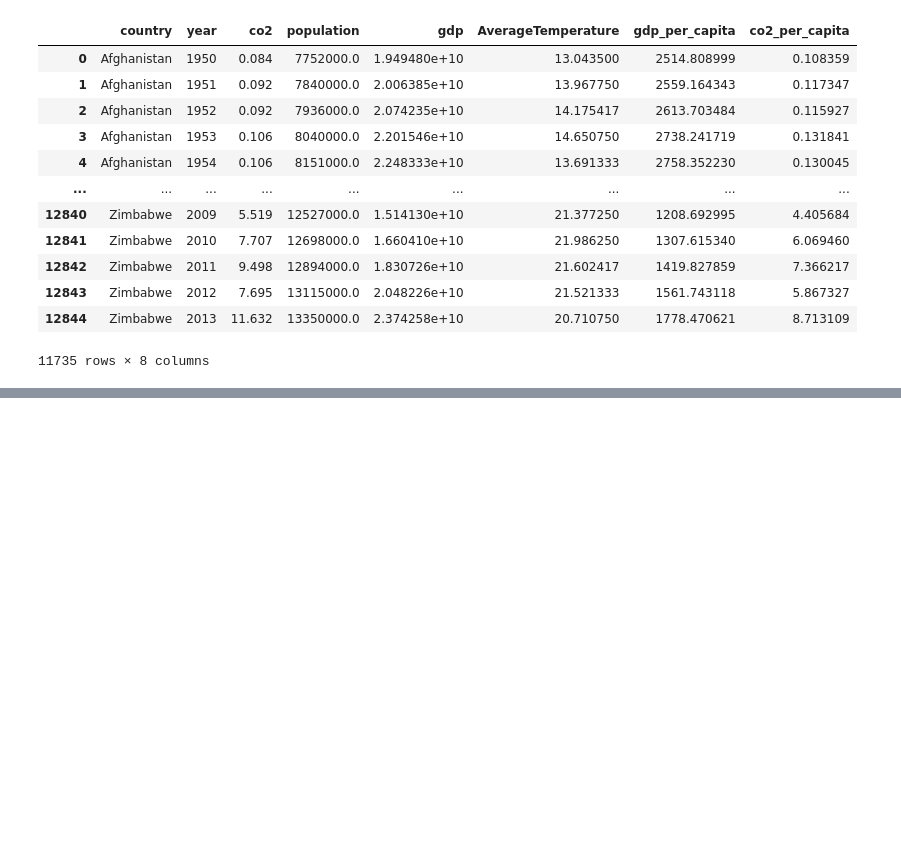
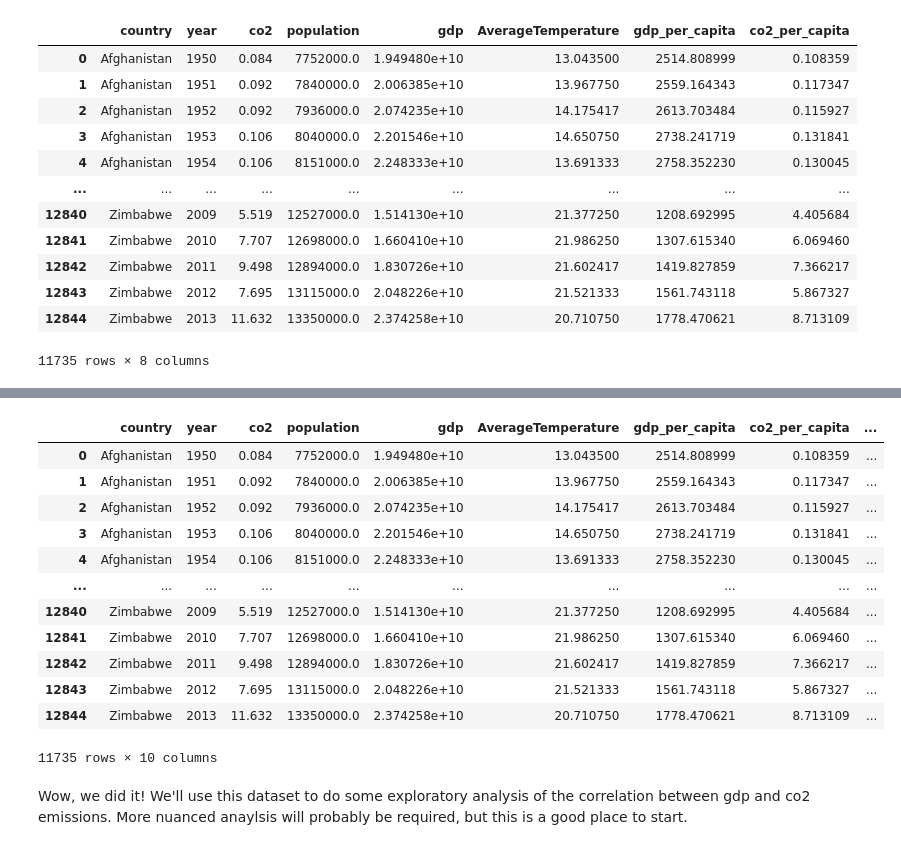
Before and after one commit to CUDAEnviron/Environmental_Proj, a Jupyter notebook: Database data cleaning.ipynb, the cells around one changed output, grey strips where cells are left out. Cells and saved outputs as stored; diff of their text form; code cells hidden in the pictures; blank space fills up the shorter version.

```diff
--- a/Database data cleaning.ipynb
+++ b/Database data cleaning.ipynb
@@ -351 +435,22 @@ co2_temp.loc[co2_temp['year'] == 2016]
+# %%
+# create new columns labelling data as 'high' or 'low' based on co2_per_unit_gdp
+
+co2_temp['emission_ratio'] = co2_temp['co2_per_unit_gdp'].apply(lambda x: 'high' if x > 300 else 'low')
+co2_temp
+# %% [output]
+|  | country | year | co2 | population | gdp | AverageTemperature | gdp_per_capita | co2_per_capita | ... |
+| 0 | Afghanistan | 1950 | 0.084 | 7752000.0 | 1.949480e+10 | 13.043500 | 2514.808999 | 0.108359 | ... |
+| 1 | Afghanistan | 1951 | 0.092 | 7840000.0 | 2.006385e+10 | 13.967750 | 2559.164343 | 0.117347 | ... |
+| 2 | Afghanistan | 1952 | 0.092 | 7936000.0 | 2.074235e+10 | 14.175417 | 2613.703484 | 0.115927 | ... |
+| 3 | Afghanistan | 1953 | 0.106 | 8040000.0 | 2.201546e+10 | 14.650750 | 2738.241719 | 0.131841 | ... |
+| 4 | Afghanistan | 1954 | 0.106 | 8151000.0 | 2.248333e+10 | 13.691333 | 2758.352230 | 0.130045 | ... |
+| ... | ... | ... | ... | ... | ... | ... | ... | ... | ... |
+| 12840 | Zimbabwe | 2009 | 5.519 | 12527000.0 | 1.514130e+10 | 21.377250 | 1208.692995 | 4.405684 | ... |
+| 12841 | Zimbabwe | 2010 | 7.707 | 12698000.0 | 1.660410e+10 | 21.986250 | 1307.615340 | 6.069460 | ... |
+| 12842 | Zimbabwe | 2011 | 9.498 | 12894000.0 | 1.830726e+10 | 21.602417 | 1419.827859 | 7.366217 | ... |
+| 12843 | Zimbabwe | 2012 | 7.695 | 13115000.0 | 2.048226e+10 | 21.521333 | 1561.743118 | 5.867327 | ... |
+| 12844 | Zimbabwe | 2013 | 11.632 | 13350000.0 | 2.374258e+10 | 20.710750 | 1778.470621 | 8.713109 | ... |
+11735 rows × 10 columns
+# %% [markdown]
+Wow, we did it!  We'll use this dataset to do some exploratory analysis of the correlation between gdp and co2 emissions.  More nuanced anaylsis will probably be required, but this is a good place to start.
 # %%
```
Also changed, not shown: parts of 10 cells of this notebook, 3 other files.
